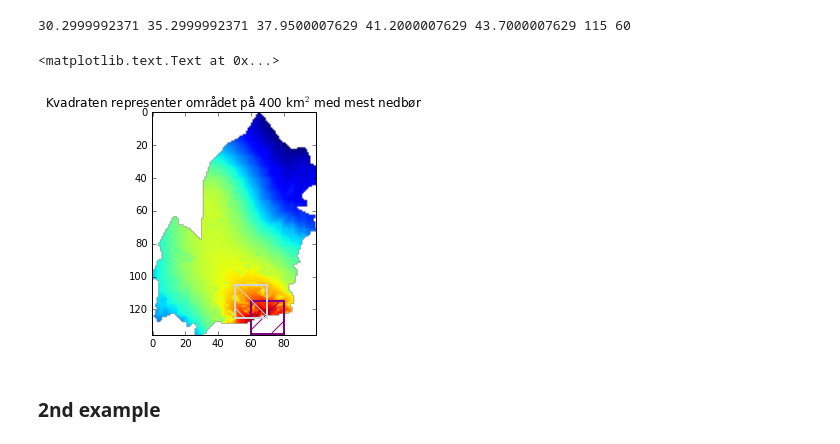
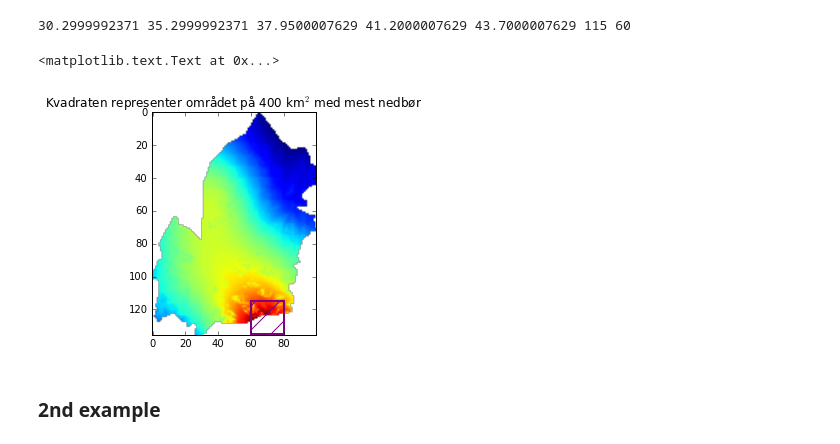
Before and after one commit to kmunve/APS, a Jupyter notebook: aps/notebooks/regional_precipitation_distribution.ipynb, the cells around one changed output. Cells and saved outputs as stored; diff of their text form; code cells hidden in the pictures.

```diff
--- a/aps/notebooks/regional_precipitation_distribution.ipynb
+++ b/aps/notebooks/regional_precipitation_distribution.ipynb
@@ -91,7 +91,7 @@ regions = vr.variables["VarslingsOmr_2017"][:]
 
 region_mask = np.where(regions==3012) # Sør-Troms
 # get the lower left and upper right corner of a rectangle around the region
-y_min, y_max, x_min, x_max = min(sor_troms_mask[0].flatten()), max(sor_troms_mask[0].flatten()), min(sor_troms_mask[1].flatten()), max(sor_troms_mask[1].flatten())
+y_min, y_max, x_min, x_max = min(region_mask[0].flatten()), max(region_mask[0].flatten()), min(region_mask[1].flatten()), max(region_mask[1].flatten())
 # %% [markdown]
 ### Read precipitation data from met_obs_grid netcdf file and clip to a subregion.
 # %%
@@ -138,12 +138,12 @@ print(highest_med_low, highest_med_bot, highest_med_center, highest_med_top, hig
 # %%
 plt.imshow(precip, aspect='equal')
 plt.gca().add_patch(Rectangle((med_j, med_i), window_x, window_y, hatch='/', fill=False, edgecolor='purple', linewidth=2))
-plt.gca().add_patch(Rectangle((max_j, max_i), window_x, window_y, hatch='\\', fill=False, edgecolor='lightgrey', linewidth=2))
+#plt.gca().add_patch(Rectangle((max_j, max_i), window_x, window_y, hatch='\\', fill=False, edgecolor='lightgrey', linewidth=2))
 # the max will be unchanged in a neighboring window with a potentially higher median and not update its position - it can be removed.
 plt.title("Kvadraten representer området på {0} km$^2$ med mest nedbør".format(window_x*window_y))
 # %% [output]
 <matplotlib.text.Text at 0x...>
-[figure, old version]
+[figure, new version]
 # %% [markdown]
 ### 2nd example
 # %%
```
Also changed, not shown: parts of 4 cells of this notebook, 4 other files.
